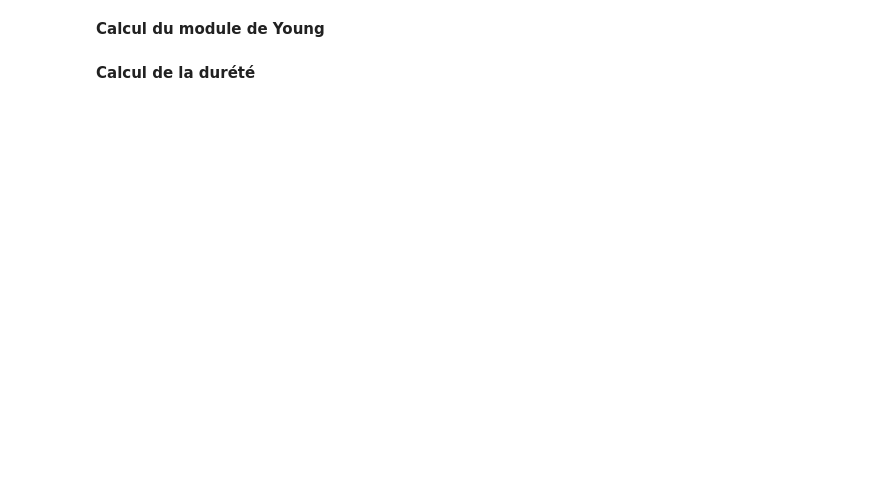
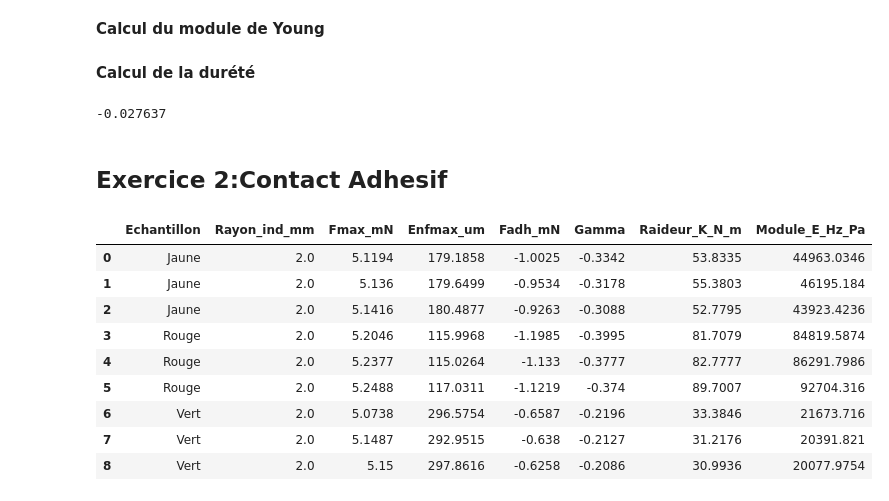
Before and after one commit to tiffank1802/ENISE, a Jupyter notebook: tribologie/DM4/app.ipynb, the cells around one changed output. Cells and saved outputs as stored; diff of their text form; code cells hidden in the pictures; blank space fills up the shorter version.

```diff
--- a/tribologie/DM4/app.ipynb
+++ b/tribologie/DM4/app.ipynb
@@ -51,0 +90,55 @@ Hbk=np.max(data[:,1])/Ac
+# %%
+np.min(data_jaune)
+# %% [output]
+-0.027637
+# %% [markdown]
+## Exercice 2:Contact Adhesif
+# %%
+import numpy as np
+import pandas as pd  # juste pour un affichage plus lisible, optionnel
+
+# Noms des colonnes
+colonnes = [
+    "Echantillon",
+    "Rayon_ind_mm",
+    "Fmax_mN",
+    "Enfmax_um",
+    "Fadh_mN",
+    "Gamma",
+    "Raideur_K_N_m",
+    "Module_E_Hz_Pa"
+]
+
+# Données du tableau (en reprenant exactement les valeurs de ton PDF)
+# Les lignes vides d'échantillon sont remplacées par le nom de l'échantillon au-dessus
+donnees = [
+    # Echantillon, Rayon,   Fmax,     Enfmax,    Fadh,     Gamma,    K,          E_Hz
+    ["Jaune",      2.0,   5.1194,   179.1858,  -1.0025,  -0.3342,  53.8335,   44963.0346],
+    ["Jaune",      2.0,   5.1360,   179.6499,  -0.9534,  -0.3178,  55.3803,   46195.1840],
+    ["Jaune",      2.0,   5.1416,   180.4877,  -0.9263,  -0.3088,  52.7795,   43923.4236],
+
+    ["Rouge",      2.0,   5.2046,   115.9968,  -1.1985,  -0.3995,  81.7079,   84819.5874],
+    ["Rouge",      2.0,   5.2377,   115.0264,  -1.1330,  -0.3777,  82.7777,   86291.7986],
+    ["Rouge",      2.0,   5.2488,   117.0311,  -1.1219,  -0.3740,  89.7007,   92704.3160],
+
+    ["Vert",       2.0,   5.0738,   296.5754,  -0.6587,  -0.2196,  33.3846,   21673.7160],
+    ["Vert",       2.0,   5.1487,   292.9515,  -0.6380,  -0.2127,  31.2176,   20391.8210],
+    ["Vert",       2.0,   5.1500,   297.8616,  -0.6258,  -0.2086,  30.9936,   20077.9754],
+]
+
+# Conversion en tableau numpy
+tableau_np = np.array(donnees, dtype=object)  # dtype=object pour mélanger texte + nombres
+
+# (Optionnel) conversion en DataFrame pour un affichage plus propre
+df = pd.DataFrame(tableau_np, columns=colonnes)
+# %% [output]
+|  | Echantillon | Rayon_ind_mm | Fmax_mN | Enfmax_um | Fadh_mN | Gamma | Raideur_K_N_m | Module_E_Hz_Pa |
+| 0 | Jaune | 2.0 | 5.1194 | 179.1858 | -1.0025 | -0.3342 | 53.8335 | 44963.0346 |
+| 1 | Jaune | 2.0 | 5.136 | 179.6499 | -0.9534 | -0.3178 | 55.3803 | 46195.184 |
+| 2 | Jaune | 2.0 | 5.1416 | 180.4877 | -0.9263 | -0.3088 | 52.7795 | 43923.4236 |
+| 3 | Rouge | 2.0 | 5.2046 | 115.9968 | -1.1985 | -0.3995 | 81.7079 | 84819.5874 |
+| 4 | Rouge | 2.0 | 5.2377 | 115.0264 | -1.133 | -0.3777 | 82.7777 | 86291.7986 |
+| 5 | Rouge | 2.0 | 5.2488 | 117.0311 | -1.1219 | -0.374 | 89.7007 | 92704.316 |
+| 6 | Vert | 2.0 | 5.0738 | 296.5754 | -0.6587 | -0.2196 | 33.3846 | 21673.716 |
+| 7 | Vert | 2.0 | 5.1487 | 292.9515 | -0.638 | -0.2127 | 31.2176 | 20391.821 |
+| 8 | Vert | 2.0 | 5.15 | 297.8616 | -0.6258 | -0.2086 | 30.9936 | 20077.9754 |
```
Also changed, not shown: parts of 27 cells of this notebook, 14 other files.
